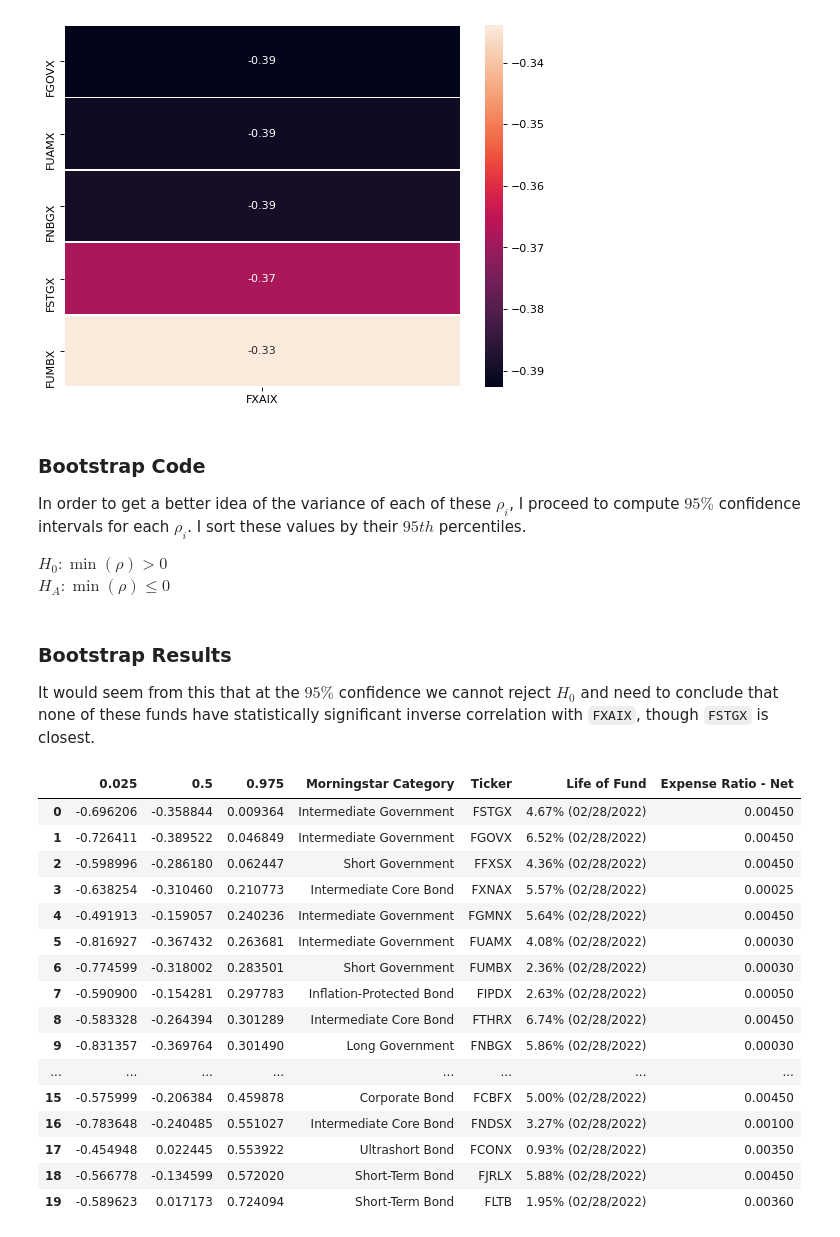
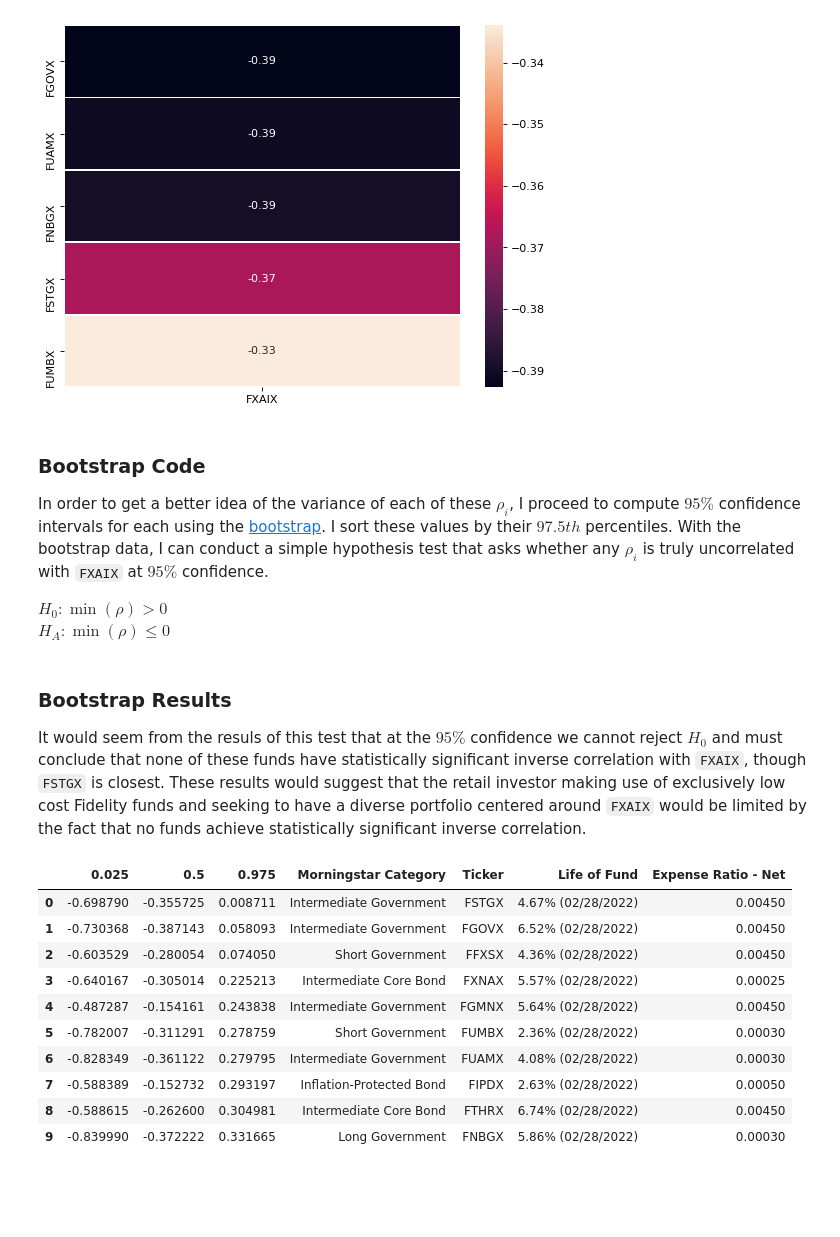
Before and after one commit to peter-amerkhanian/investment-modeling, a Jupyter notebook: fidelity_funds.ipynb, the cells around one changed output. Drawn from its saved outputs; the diff is of its cells as text; code cells hidden in the pictures; blank space fills up the shorter version.

Commit message:
updated fidel funds analysis

```diff
--- a/fidelity_funds.ipynb
+++ b/fidelity_funds.ipynb
@@ -53,7 +55,10 @@ This script returns comprehensive historical data for each fund then pickles tha
 # %%
 if os.path.exists('fidelity_funds.pickle'):
     print("Fidelity fund info already retrieved @",
-          datetime.datetime.fromtimestamp(os.path.getctime('fidelity_funds.pickle')))
+          datetime.datetime.fromtimestamp(
+              os.path.getctime('fidelity_funds.pickle')
+          )
+         )
 else:
     stocks = {}
     for ticker in funds_df["Ticker"]:
@@ -89,7 +99,7 @@ sns.heatmap(t_no_na.corr()["FXAIX"].sort_values().to_frame().head(), annot=True,
 [figure]
 # %% [markdown]
 ### Bootstrap Code
-In order to get a better idea of the variance of each of these $\rho_i$, I proceed to compute $95\%$ confidence intervals for each $\rho_i$. I sort these values by their $95th$ percentiles.
+In order to get a better idea of the variance of each of these $\rho_i$, I proceed to compute $95\%$ confidence intervals for each using the [bootstrap](https://en.wikipedia.org/wiki/Bootstrapping_(statistics)). I sort these values by their $97.5th$ percentiles. With the bootstrap data, I can conduct a simple hypothesis test that asks whether any $\rho_i$ is truly uncorrelated with `FXAIX` at $95\%$ confidence.
 
 $H_0: \min(\rho) > 0$
 $H_A: \min(\rho) \leq 0$
@@ -119,32 +129,28 @@ bottom_covariates = (bootstrap_results
                     )
 # %% [markdown]
 ### Bootstrap Results
-It would seem from this that at the $95\%$ confidence we cannot reject $H_0$ and need to conclude that none of these funds have statistically significant inverse correlation with `FXAIX`, though `FSTGX` is closest.
+It would seem from the resuls of this test that at the $95\%$ confidence we cannot reject $H_0$ and must conclude that none of these funds have statistically significant inverse correlation with `FXAIX`, though `FSTGX` is closest. These results would suggest that the retail investor making use of exclusively low cost Fidelity funds and seeking to have a diverse portfolio centered around `FXAIX` would be limited by the fact that no funds achieve statistically significant inverse correlation.
 # %%
 (
     pd.merge(bottom_covariates,
              funds_df[["Morningstar Category",
                        "Ticker",
                        "Life of Fund",
                        "Expense Ratio - Net"]],
              left_index=True, right_on="Ticker"
             )
-    .reset_index().drop("index", axis=1))
+    .reset_index().drop("index", axis=1)
+    .head(10)
+)
 # %% [output]
 |  | 0.025 | 0.5 | 0.975 | Morningstar Category | Ticker | Life of Fund | Expense Ratio - Net |
-| 0 | -0.696206 | -0.358844 | 0.009364 | Intermediate Government | FSTGX | 4.67% (02/28/2022) | 0.00450 |
-| 1 | -0.726411 | -0.389522 | 0.046849 | Intermediate Government | FGOVX | 6.52% (02/28/2022) | 0.00450 |
-| 2 | -0.598996 | -0.286180 | 0.062447 | Short Government | FFXSX | 4.36% (02/28/2022) | 0.00450 |
-| 3 | -0.638254 | -0.310460 | 0.210773 | Intermediate Core Bond | FXNAX | 5.57% (02/28/2022) | 0.00025 |
-| 4 | -0.491913 | -0.159057 | 0.240236 | Intermediate Government | FGMNX | 5.64% (02/28/2022) | 0.00450 |
-| 5 | -0.816927 | -0.367432 | 0.263681 | Intermediate Government | FUAMX | 4.08% (02/28/2022) | 0.00030 |
-| 6 | -0.774599 | -0.318002 | 0.283501 | Short Government | FUMBX | 2.36% (02/28/2022) | 0.00030 |
-| 7 | -0.590900 | -0.154281 | 0.297783 | Inflation-Protected Bond | FIPDX | 2.63% (02/28/2022) | 0.00050 |
-| 8 | -0.583328 | -0.264394 | 0.301289 | Intermediate Core Bond | FTHRX | 6.74% (02/28/2022) | 0.00450 |
-| 9 | -0.831357 | -0.369764 | 0.301490 | Long Government | FNBGX | 5.86% (02/28/2022) | 0.00030 |
-| ... | ... | ... | ... | ... | ... | ... | ... |
-| 15 | -0.575999 | -0.206384 | 0.459878 | Corporate Bond | FCBFX | 5.00% (02/28/2022) | 0.00450 |
-| 16 | -0.783648 | -0.240485 | 0.551027 | Intermediate Core Bond | FNDSX | 3.27% (02/28/2022) | 0.00100 |
-| 17 | -0.454948 | 0.022445 | 0.553922 | Ultrashort Bond | FCONX | 0.93% (02/28/2022) | 0.00350 |
-| 18 | -0.566778 | -0.134599 | 0.572020 | Short-Term Bond | FJRLX | 5.88% (02/28/2022) | 0.00450 |
-| 19 | -0.589623 | 0.017173 | 0.724094 | Short-Term Bond | FLTB | 1.95% (02/28/2022) | 0.00360 |
+| 0 | -0.698790 | -0.355725 | 0.008711 | Intermediate Government | FSTGX | 4.67% (02/28/2022) | 0.00450 |
+| 1 | -0.730368 | -0.387143 | 0.058093 | Intermediate Government | FGOVX | 6.52% (02/28/2022) | 0.00450 |
+| 2 | -0.603529 | -0.280054 | 0.074050 | Short Government | FFXSX | 4.36% (02/28/2022) | 0.00450 |
+| 3 | -0.640167 | -0.305014 | 0.225213 | Intermediate Core Bond | FXNAX | 5.57% (02/28/2022) | 0.00025 |
+| 4 | -0.487287 | -0.154161 | 0.243838 | Intermediate Government | FGMNX | 5.64% (02/28/2022) | 0.00450 |
+| 5 | -0.782007 | -0.311291 | 0.278759 | Short Government | FUMBX | 2.36% (02/28/2022) | 0.00030 |
+| 6 | -0.828349 | -0.361122 | 0.279795 | Intermediate Government | FUAMX | 4.08% (02/28/2022) | 0.00030 |
+| 7 | -0.588389 | -0.152732 | 0.293197 | Inflation-Protected Bond | FIPDX | 2.63% (02/28/2022) | 0.00050 |
+| 8 | -0.588615 | -0.262600 | 0.304981 | Intermediate Core Bond | FTHRX | 6.74% (02/28/2022) | 0.00450 |
+| 9 | -0.839990 | -0.372222 | 0.331665 | Long Government | FNBGX | 5.86% (02/28/2022) | 0.00030 |
```
Also changed, not shown: parts of 6 cells of this notebook.
